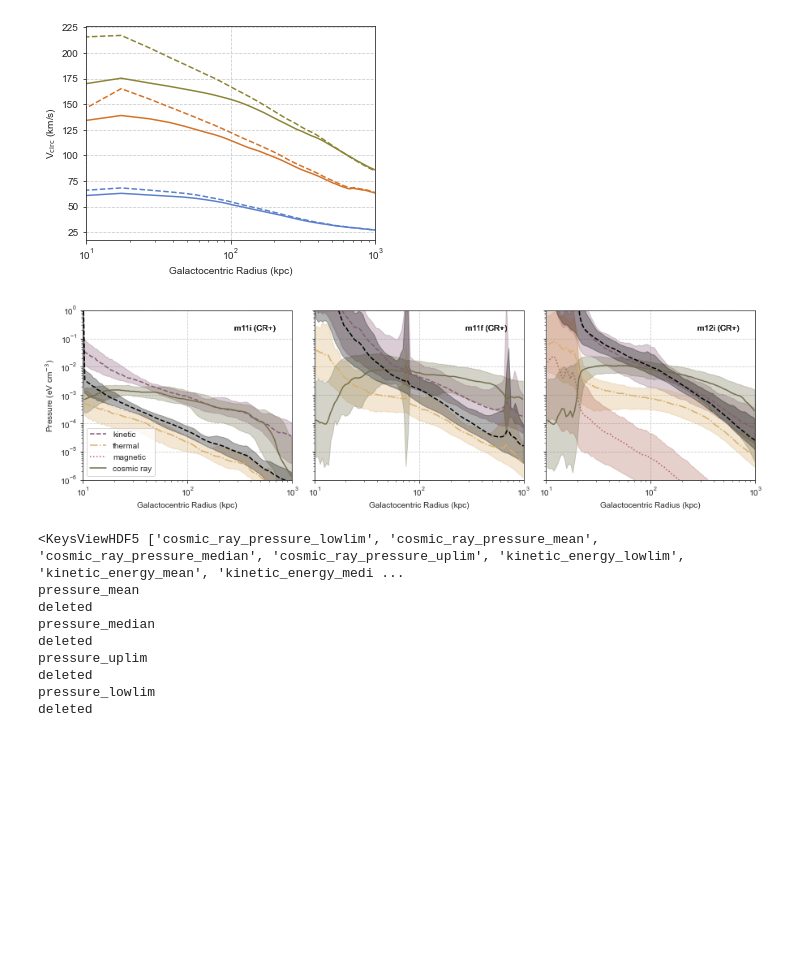
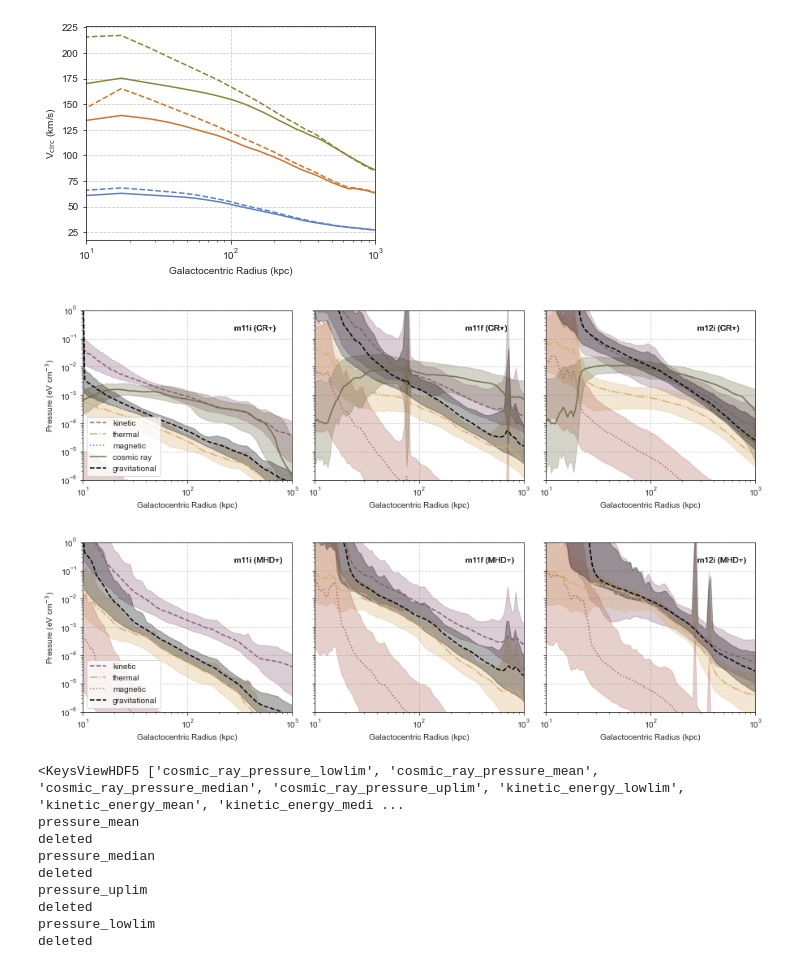
Before and after one commit to ibutsky/cr_diff_cgm, a Jupyter notebook: paper_plots.ipynb, the cells around one changed output. Drawn from its saved outputs; the diff is of its cells as text; code cells hidden in the pictures; blank space fills up the shorter version.

Commit message:
changing the backend of the pressure profile plot

```diff
--- a/paper_plots.ipynb
+++ b/paper_plots.ipynb
@@ -124,7 +124,7 @@ plt.savefig('plots/vcirc.png', dpi = 300)
 importlib.reload(ph)
 importlib.reload(yth)
 
-def plot_pressure_profiles(model_type, weight_field = 'mass'):
+def plot_pressure_profiles(model_type, weight_field = 'density', dens_threshold = None):
 
     pressure_field_list = ['kinetic_energy', 'pressure', 'magnetic_pressure']
     field_label_list = ['kinetic', 'thermal', 'magnetic', 'cosmic ray']
@@ -144,47 +144,54 @@ def plot_pressure_profiles(model_type, weight_field = 'mass'):
     ax[0].set_xlim(10, 1000)
 
     for i, model in enumerate(model_list):
-       # if i > 0:
-       #     pressure_field_list = pressure_field_list[:2]
-        data = ph.get_radial_pressure_profile_data(model, field_list = pressure_field_list, weight_field = weight_field)
-        r = data['spherical_position_radius']
+       # data = ph.get_radial_pressure_profile_data(model, field_list = pressure_field_list, weight_field = weight_field)
+        data = load_pressure_profiles(model, field_list = pressure_field_list, dens_threshold = dens_threshold)
+        r = data['radius']
         for j, field in enumerate(pressure_field_list):
           #  print(model, field, data['%s_median'%field], data['%s_lowlim'%field],  data['%s_uplim'%field])
 
             ax[i].plot(r, data['%s_median'%field], label = field_label_list[j], linestyle = linestyle_list[j],
                        color = palette[j])
-            ax[i].fill_between(r, data['%s_lowlim'%field], data['%s_uplim'%field], color = palette[j], alpha = 0.3)
+            ax[i].fill_between(r, data['%s_lowlim'%field][:], data['%s_uplim'%field][:], color = palette[j], alpha = 0.3)
             ax[i].text(2.8e2, 0.2, ph.get_label(model), )
 
         # add pgrav
         radius, pgrav, lowlim, uplim = get_pgrav(model)
-      #  print(model, pgrav)
-        ax[i].plot(radius, pgrav, color = 'black', linestyle = 'dashed')
+        ax[i].plot(radius, pgrav, color = 'black', linestyle = 'dashed', label = 'gravitational')
         ax[i].fill_between(radius, lowlim, uplim, color = 'black', alpha = 0.3)
+
+        if model_type == '':
+            radius, crp, lowlim, uplim = get_crp(model)
+            ax[i].plot(radius, crp, color = 'blue', linestyle = 'dashed')
+            ax[i].fill_between(radius, lowlim, uplim, color = 'blue', alpha = 0.3)
 
         ax[i].set_yscale('log')
         ax[i].set_xscale('log')
         ax[i].set_xlabel('Galactocentric Radius (kpc)')
         ax[0].set_ylabel('Pressure (eV cm$^{-3}$)')
        # ax[i].set_title(model)
         ax[i].set_ylim(1e-6, 1)
 
     ax[0].legend(loc = 3)
     fig.tight_layout()
 
     if model_type == 'cr':
         fig_label = 'cr'
     else:
         fig_label = 'mhd'
-    plt.savefig('plots/pressure_profile_%s_%s.png'%(weight_field, fig_label), dpi = 300)
-
-weight_field = 'mass'
-plot_pressure_profiles('cr', weight_field = weight_field)
-#plot_pressure_profiles('mhd', weight_field = weight_field)
+    if dens_threshold:
+        plt.savefig('plots/pressure_profile_rho%e_%s.png'%(dens_threshold, fig_label), dpi = 300)
+    else:
+        plt.savefig('plots/pressure_profile_%s.png'%(fig_label), dpi = 300)
 
 
-# NOTE regenerate magnetic field with lower lims
-# NOTE: weird bug: if trying to generate more than one pressure field per galaxy, doesn't actually save (or generate?) properly correct values
+dens_threshold = None
+plot_pressure_profiles('cr', dens_threshold = dens_threshold)
+plot_pressure_profiles('mhd', dens_threshold = dens_threshold)
+
+
+# NOTE check CR profiles for mass weighted and not. concerned the weighting was off inside the code
 # %% [output]
-[figure, old version]
+[figure, new version]
+[figure, added]
 # %%
```
Also changed, not shown: parts of 9 cells of this notebook, 1 other file.
